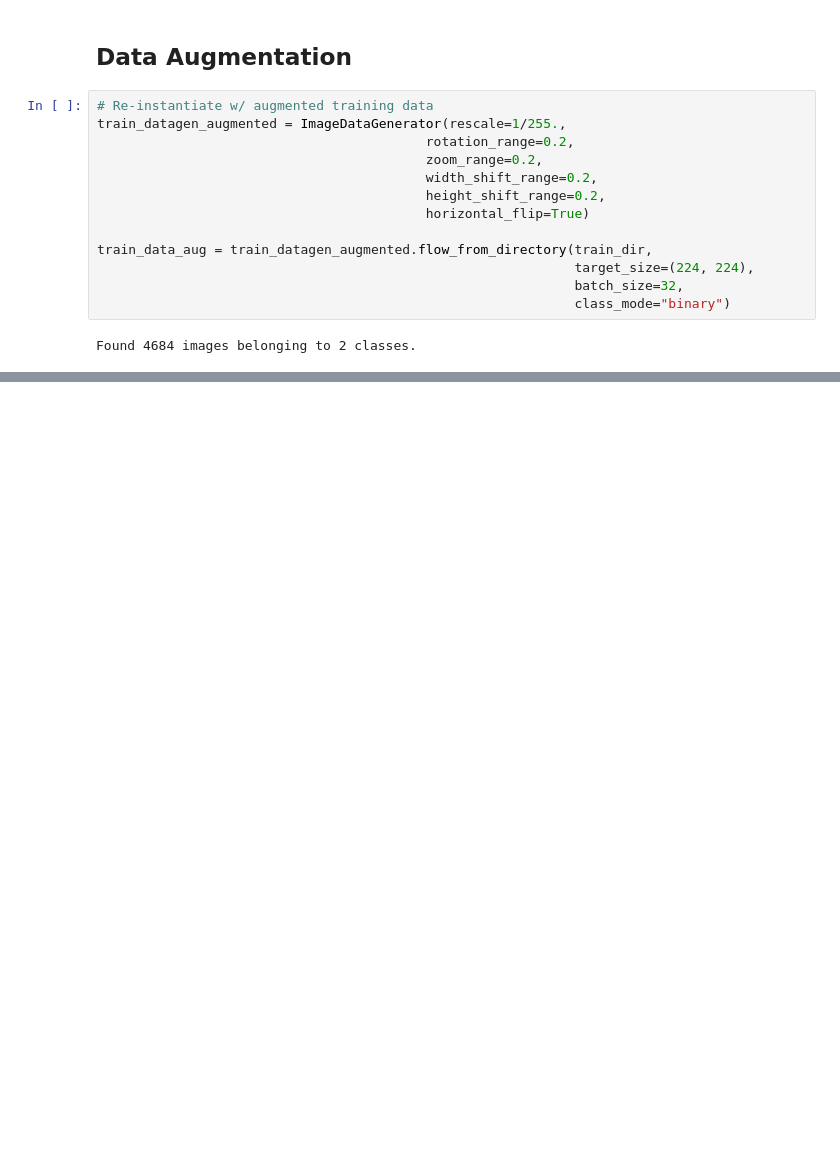
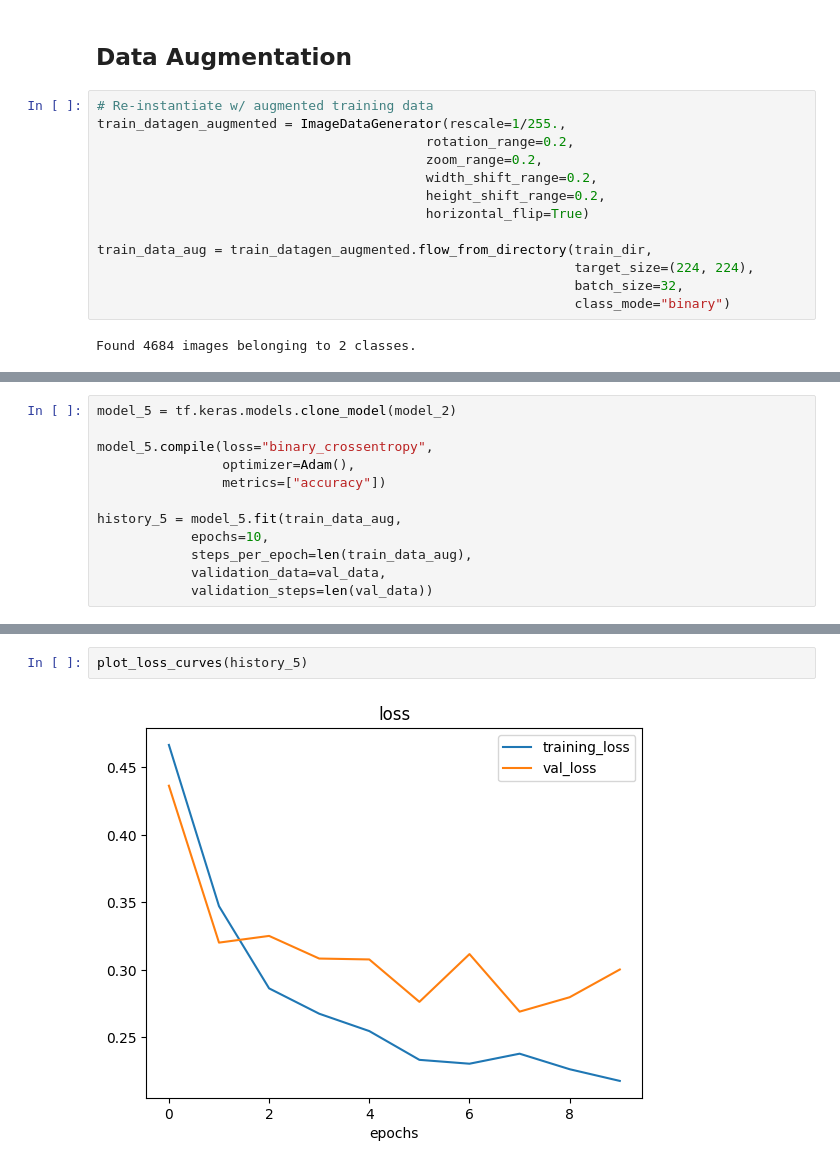
Before and after one commit to pranavrao87/Classification-Models, a Jupyter notebook: pneumonia_models.ipynb, the cells around one changed output, grey strips where cells are left out. Saved outputs shown, nothing was run; the diff lists cells and outputs as text; blank space fills up the shorter version.

```diff
--- a/pneumonia_models.ipynb
+++ b/pneumonia_models.ipynb
@@ -509,0 +512,12 @@ plot_loss_curves(history_4)
+# %%
+model_5 = tf.keras.models.clone_model(model_2)
+
+model_5.compile(loss="binary_crossentropy",
+                optimizer=Adam(),
+                metrics=["accuracy"])
+
+history_5 = model_5.fit(train_data_aug,
+            epochs=10,
+            steps_per_epoch=len(train_data_aug),
+            validation_data=val_data,
+            validation_steps=len(val_data))
@@ -509,0 +550,4 @@ plot_loss_curves(history_4)
+# %%
+plot_loss_curves(history_5)
+# %% [output]
+[figure, added]
```
Also changed, not shown: parts of 21 cells of this notebook.
